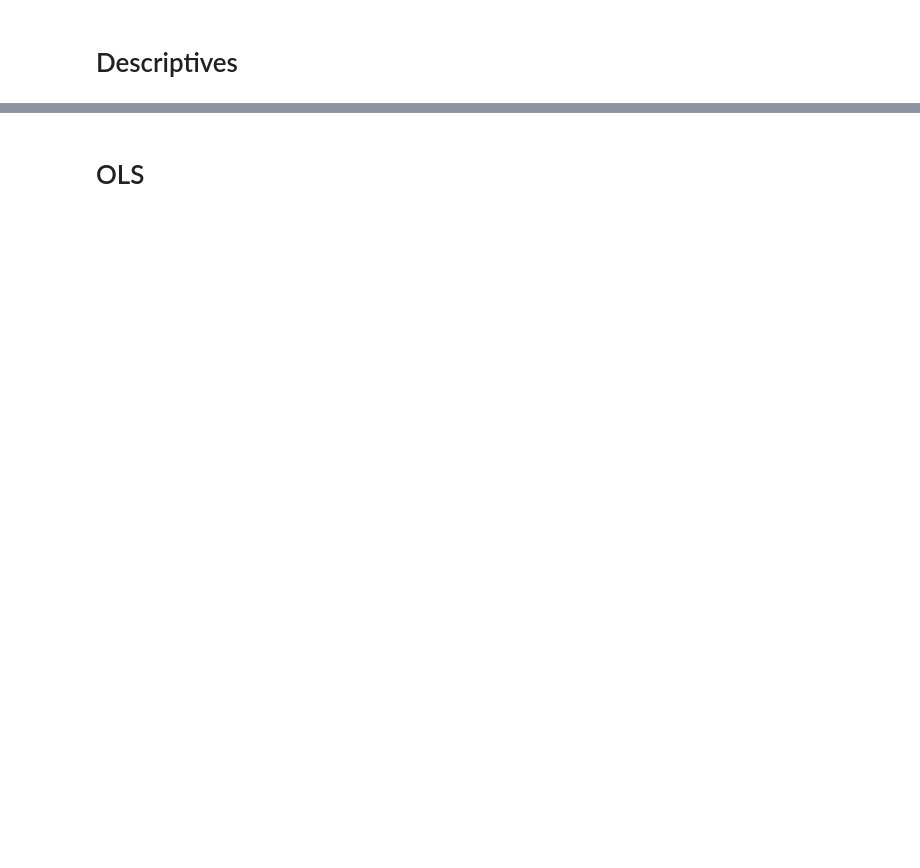
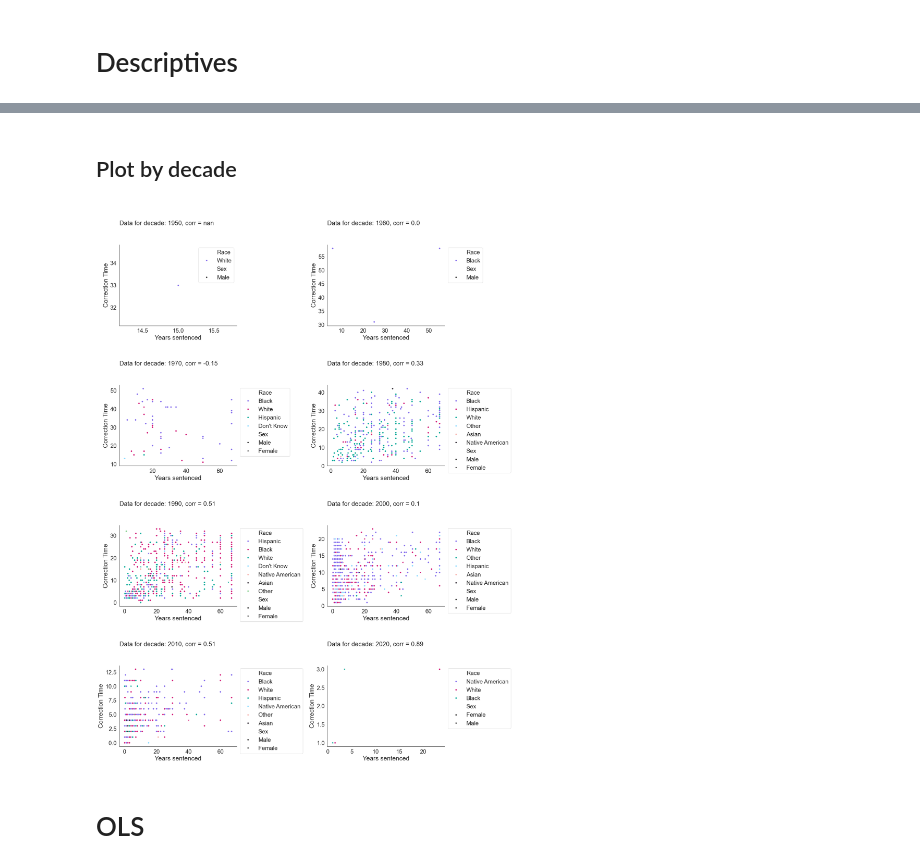
Before and after one commit to josh-ashkinaze/er_correct, a Jupyter notebook: exon.ipynb, the cells around one changed output, grey strips where cells are left out. Cells and saved outputs as stored; diff of their text form; code cells hidden in the pictures; blank space fills up the shorter version.

```diff
--- a/exon.ipynb
+++ b/exon.ipynb
@@ -79,10 +169,0 @@ sns.histplot(df['diff'])
-# %%
-for decade in sorted(list(df['sentence_decade'].unique())):
-    plt.figure(figsize=(9,6))
-    tdf = df[df['sentence_decade'] == decade]
-    sns.scatterplot(data=tdf, x='years', y='diff', hue='Race', style='Sex')
-    plt.title(f"Data for decade: {decade}, corr = {np.round(tdf[['years', 'diff']].corr().reset_index()['years'].iloc[1],2)}\n")
-    plt.xlabel("Years sentenced")
-    plt.ylabel("Time between\nexoneration and sentence")
-    plt.legend(bbox_to_anchor=[1,1])
-    plt.show()
@@ -104,3 +179,25 @@ Text(0.5, 1.0, 'Time between sentence date and exoneration\n')
+# %% [markdown]
+## Plot by decade
+# %%
+sent_var = 'yrs_sentw'
+decades = sorted(df['sentence_decade'].unique())
+fig, axs = plt.subplots(nrows=int(np.ceil(len(decades) / 2)), ncols=2, figsize=(18, 6 * int(np.ceil(len(decades) / 2))))
+axs = axs.flatten()
+
+for i, decade in enumerate(decades):
+    tdf = df[df['sentence_decade'] == decade]
+    corr = np.round(tdf[[sent_var, 'correction_time']].corr('spearman').reset_index()['yrs_sentw'].iloc[1], 2)
+
+    sns.scatterplot(ax=axs[i], data=tdf, x=sent_var, y='correction_time', hue='Race', style='Sex')
+    axs[i].set_title(f"\n\nData for decade: {decade}, corr = {corr}\n")
+    axs[i].set_xlabel("Years sentenced")
+    axs[i].set_ylabel("Correction Time")
+    axs[i].legend(bbox_to_anchor=[1, 1])
+
+plt.tight_layout()
+plt.show()
+# %% [output]
+[figure, added]
 # %% [markdown]
 # OLS
 # %%
```
Also changed, not shown: parts of 9 cells of this notebook.
